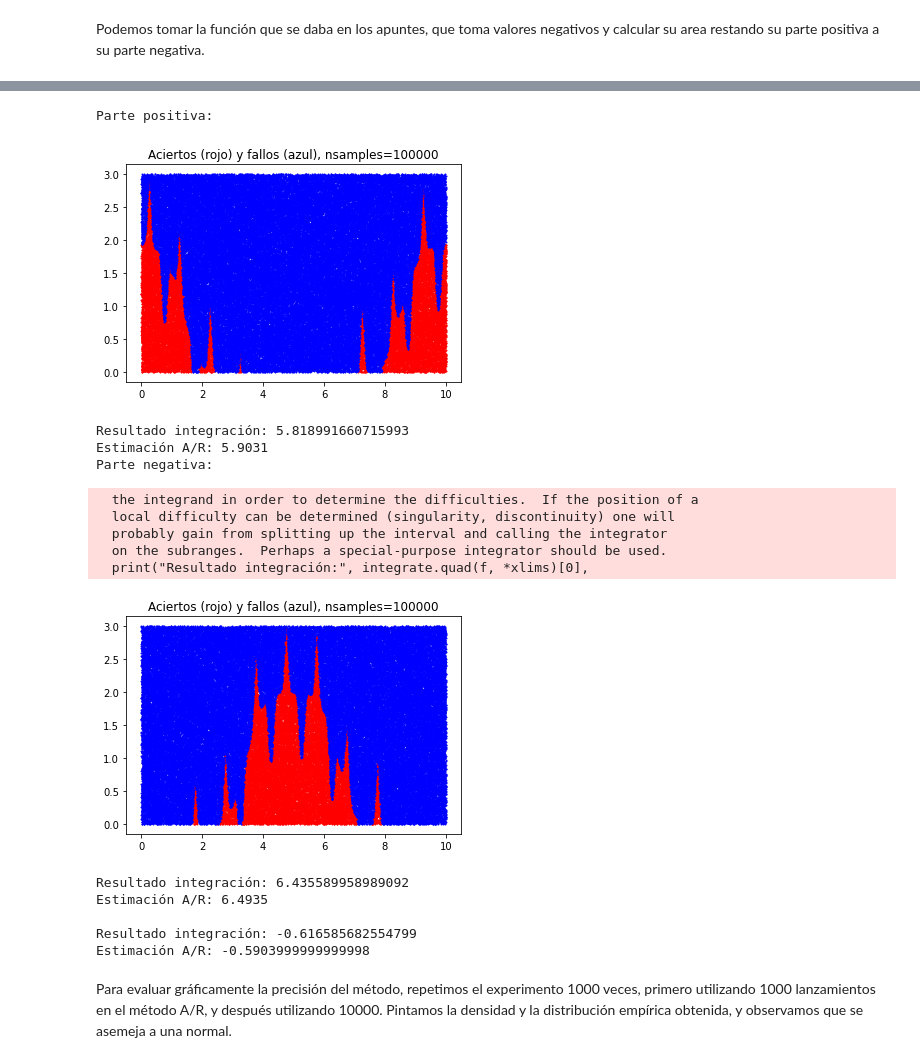
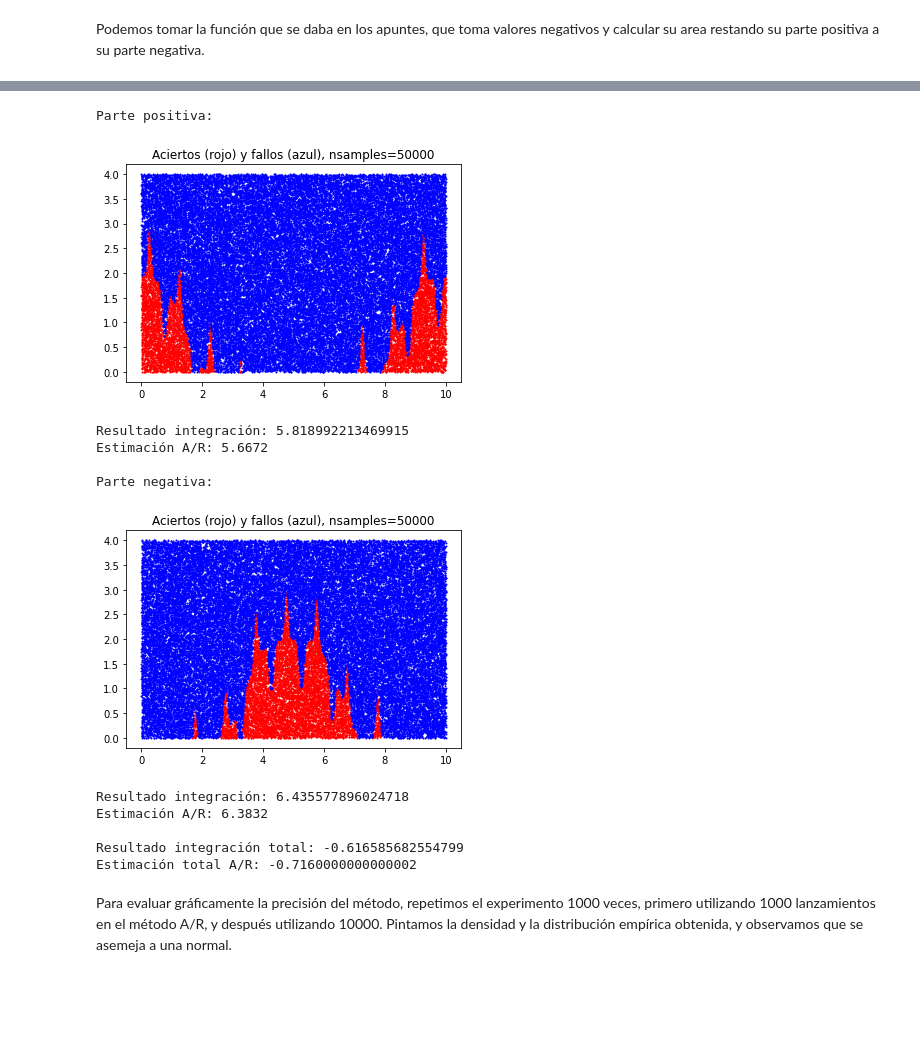
Before and after one commit to Ludvins/Practicas_CN, a Jupyter notebook: Ejercicios MonteCarlo.ipynb, the cells around one changed output, grey strips where cells are left out. Cells and saved outputs as stored; diff of their text form; code cells hidden in the pictures; blank space fills up the shorter version.

```diff
--- a/Ejercicios MonteCarlo.ipynb
+++ b/Ejercicios MonteCarlo.ipynb
@@ -62,12 +62,16 @@ Estimación A/R: 23.9805
 # %% [markdown]
 Podemos tomar la función que se daba en los apuntes, que toma valores negativos y calcular su area restando su parte positiva a su parte negativa.
 # %%
-f = lambda x: np.sin(2*np.pi*x)**5 -2*np.cos(3*np.cos(x/np.pi)**2)**3
+f1 = lambda x: np.sin(2*np.pi*x)**5 -2*np.cos(3*np.cos(x/np.pi)**2)**3
 x = np.arange(0, 10, 0.01)
-f_max = lambda x: f(x).clip(min=0)
-f_min = lambda x: np.abs(f(x).clip(max=0))
+f1_max = lambda x: f1(x).clip(min=0)
+f1_min = lambda x: np.abs(f1(x).clip(max=0))
 fig, axes = plt.subplots(1,3, figsize=(17,5))
-axes[0].plot(x, f(x))
-axes[1].plot(x, f_max(x))
-axes[2].plot(x, f_min(x))
+axes[0].plot(x, f1(x))
+axes[1].plot(x, f1_max(x))
+axes[2].plot(x, f1_min(x))
+axes[0].set_title("Función original")
+axes[1].set_title("Parte positiva")
+axes[2].set_title("Parte negativa")
+plt.show()
 # %% [output]
@@ -76,29 +79,24 @@ axes[2].plot(x, f_min(x))
 # %%
 print("Parte positiva:")
-area_pos = mc_ar(f_max, (0,10), (0,3), samples=100000, plot=True, verbose = True)
-print("Parte negativa:")
-area_neg = mc_ar(f_min, (0,10), (0,3), samples=100000, plot=True, verbose = True)
+area_pos = mc_ar(f1_max, (0,10), (0,4), samples=50000, plot=True, verbose = True)
+print("\nParte negativa:")
+area_neg = mc_ar(f1_min, (0,10), (0,4), samples=50000, plot=True, verbose = True)
 
-
-print("\nResultado integración:", integrate.quad(f, 0,10)[0],
-              "\nEstimación A/R:", area_pos - area_neg)
+print("\nResultado integración total:", integrate.quad(f1, 0,10)[0],
+              "\nEstimación total A/R:", area_pos - area_neg)
 # %% [output]
 Parte positiva:
-[figure, old version]
+[figure, new version]
-Resultado integración: 5.818991660715993
-Estimación A/R: 5.9031
+Resultado integración: 5.818992213469915
+Estimación A/R: 5.6672
+
 Parte negativa:
+[figure, new version]
-  the integrand in order to determine the difficulties.  If the position of a
-  local difficulty can be determined (singularity, discontinuity) one will
-  probably gain from splitting up the interval and calling the integrator
-  on the subranges.  Perhaps a special-purpose integrator should be used.
-  print("Resultado integración:", integrate.quad(f, *xlims)[0],
+Resultado integración: 6.435577896024718
+Estimación A/R: 6.3832
+
+Resultado integración total: -0.616585682554799
+Estimación total A/R: -0.7160000000000002
-[figure, old version]
-Resultado integración: 6.435589958989092
-Estimación A/R: 6.4935
-
-Resultado integración: -0.616585682554799
-Estimación A/R: -0.5903999999999998
 # %% [markdown]
 Para evaluar gráficamente la precisión del método, repetimos el experimento 1000 veces, primero utilizando 1000 lanzamientos en el método A/R, y después utilizando 10000. Pintamos la densidad y la distribución empírica obtenida, y observamos que se asemeja a una normal.
 # %%
```
Also changed, not shown: parts of 13 cells of this notebook.
